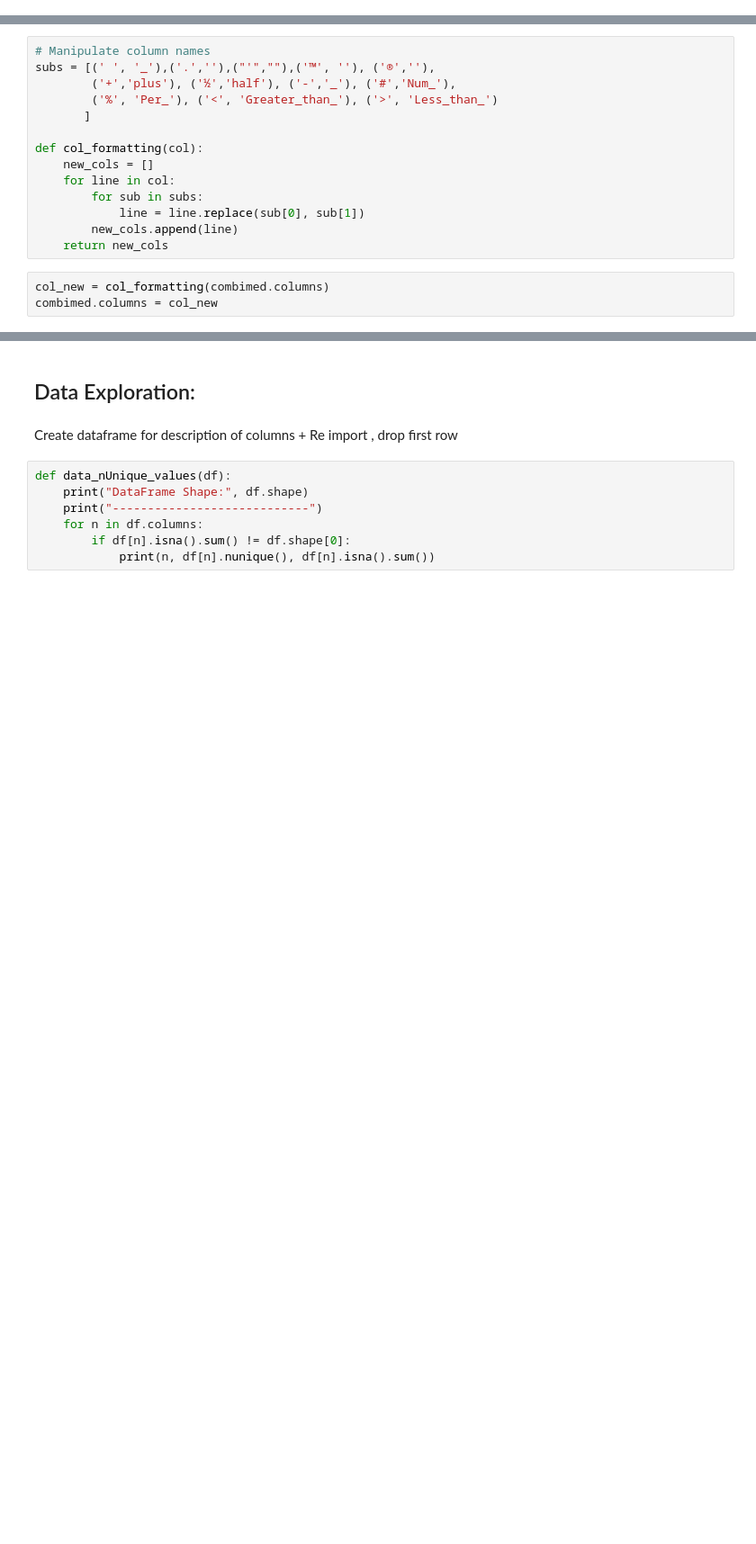
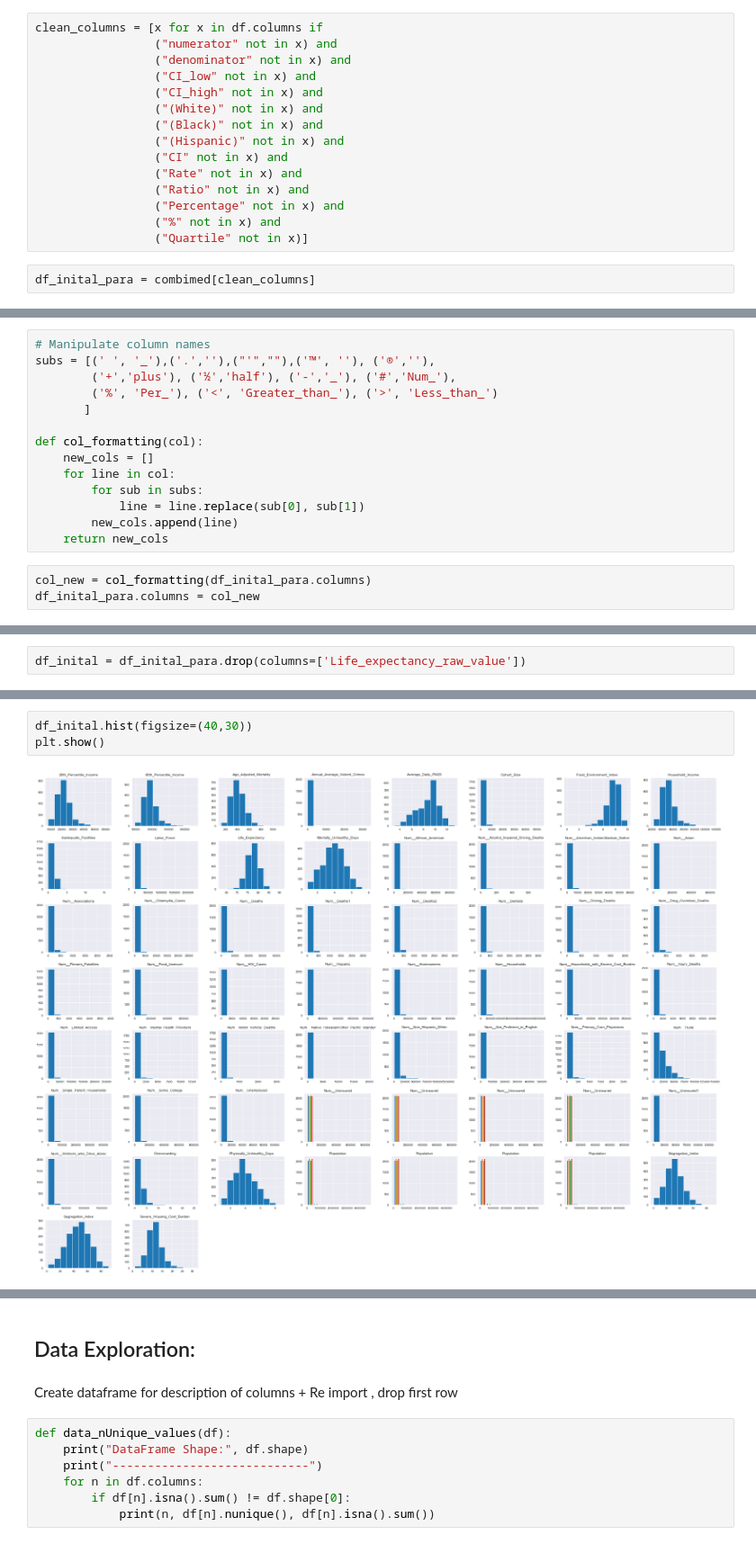
Before and after one commit to Matt-Newton998/Life_Expectancy-Mod04_Project, a Jupyter notebook: Matt_Initial_Workbook.ipynb, the cells around one changed output, grey strips where cells are left out. Shown at 90% size. Drawn from its saved outputs; the diff is of its cells as text; blank space fills up the shorter version.

Commit message:
Null cleaning

```diff
--- a/Matt_Initial_Workbook.ipynb
+++ b/Matt_Initial_Workbook.ipynb
@@ -154,0 +106,17 @@ Years of Potential Life Lost Rate
+# %%
+clean_columns = [x for x in df.columns if
+                 ("numerator" not in x) and
+                 ("denominator" not in x) and
+                 ("CI_low" not in x) and
+                 ("CI_high" not in x) and
+                 ("(White)" not in x) and
+                 ("(Black)" not in x) and
+                 ("(Hispanic)" not in x) and
+                 ("CI" not in x) and
+                 ("Rate" not in x) and
+                 ("Ratio" not in x) and
+                 ("Percentage" not in x) and
+                 ("%" not in x) and
+                 ("Quartile" not in x)]
+# %%
+df_inital_para = combimed[clean_columns]
@@ -167,6 +137,6 @@ def col_formatting(col):
         new_cols.append(line)
     return new_cols
 # %%
-col_new = col_formatting(combimed.columns)
-combimed.columns = col_new
+col_new = col_formatting(df_inital_para.columns)
+df_inital_para.columns = col_new
 # %%
@@ -210,0 +195,2 @@ clean_columns = [x for x in df.columns if
+# %%
+df_inital = df_inital_para.drop(columns=['Life_expectancy_raw_value'])
@@ -210,0 +257,5 @@ clean_columns = [x for x in df.columns if
+# %%
+df_inital.hist(figsize=(40,30))
+plt.show()
+# %% [output]
+[figure, added]
```
Also changed, not shown: parts of 38 cells of this notebook.
